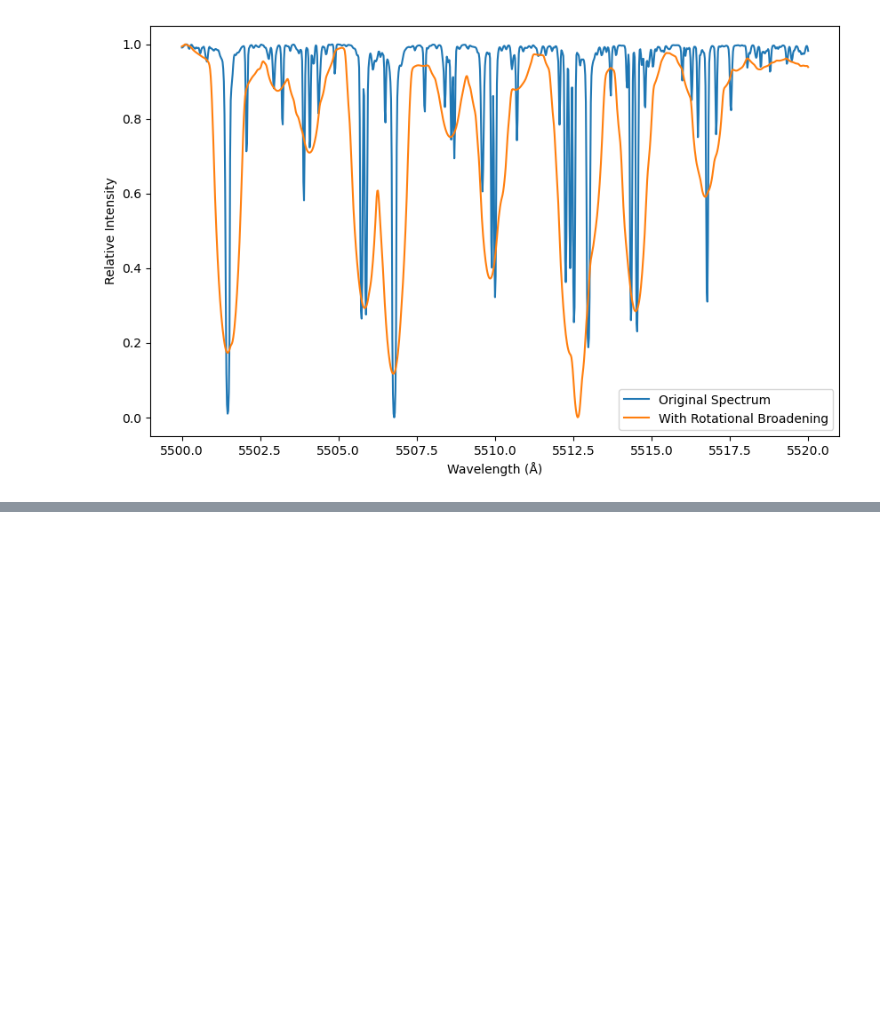
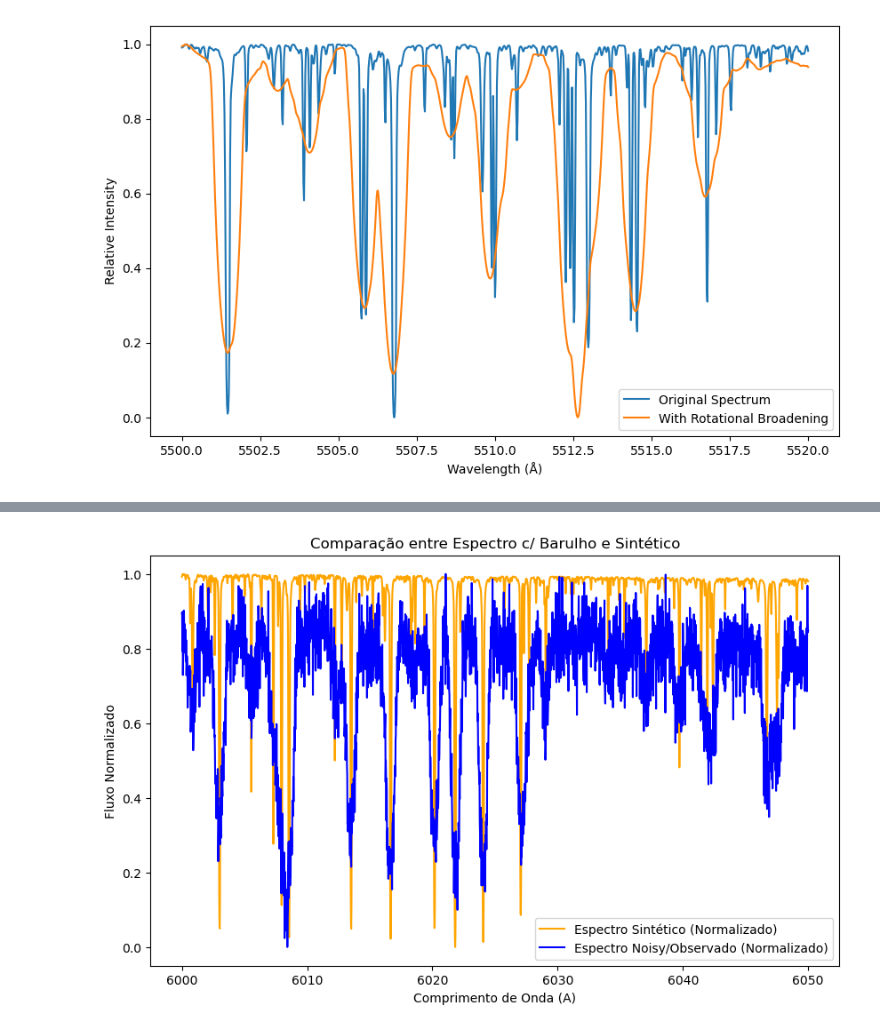
Before and after one commit to rodribro/Computational_Astronomy, a Jupyter notebook: classes/06_instr_and_rot_spectra.ipynb, the cells around one changed output, grey strips where cells are left out. Drawn from its saved outputs; the diff is of its cells as text; code cells hidden in the pictures; blank space fills up the shorter version.

Commit message:
SNR ratio applied to synthetic spectrum

```diff
--- a/classes/06_instr_and_rot_spectra.ipynb
+++ b/classes/06_instr_and_rot_spectra.ipynb
@@ -239,7 +239,7 @@ def G(wavelength, epsilon, vsinI):
     c=299792458.0 #m/s
 
     #Fatores eq
-    central_wavelength = np.mean([wavelength.min(), wavelength.max()])
+    central_wavelength = np.mean([min(wavelength), max(wavelength)])
     delta_lambda_m = (central_wavelength * vsinI) / c
 
     # Step para intervalo
@@ -334,17 +334,15 @@ def plot_spectra(lambda_min, lambda_max, flux_1, flux_2, wavelength, flux_1_name
     plt.show()
 # %%
 # Simulate synthetic spectrum
-def simulate_spectrum(wavelength, resolution, vsinI, SNR, epsilon=0.6, c=c):
+def simulate_noisy_spectrum(wavelength, flux, resolution, vsinI, SNR, epsilon=0.6):
 
-    flux = np.ones_like(wavelength)
-    flux[2000:2020] -= 0.5  # Add an absorption line for demonstration
 
     # Apply rotational broadening
-    G_profile = G(c, vsinI, wavelength, epsilon)
+    xx, G_profile = G(wavelength, epsilon, vsinI)
     flux_rotated = convolve(flux, G_profile, mode='same')
 
     # Apply instrumental broadening
-    gaussian_kernel = P(wavelength, resolution)
+    xx, gaussian_kernel = P(wavelength, resolution)
     flux_broadened = convolve(flux_rotated, gaussian_kernel, mode='same')
 
     # Add noise to achieve the desired SNR
@@ -356,0 +360,33 @@ def simulate_spectrum(wavelength, resolution, vsinI, SNR, epsilon=0.6, c=c):
+# %%
+lambdas, flux_noise, flux_convolved = simulate_noisy_spectrum(wavelength_synth, flux_synth, 30000, 20000, 50, epsilon=0.6)
+# %%
+lambda_min = 6000  # Limite inferior do intervalo de comprimento de onda
+lambda_max = 6050  # Limite superior do intervalo de comprimento de onda
+
+mask_real = (lambdas >= lambda_min) & (lambdas <= lambda_max)
+wavelength_real_filtered = lambdas[mask_real]
+
+# Filter noisy spectrum (considered the observed spectrum)
+noisy_flux_filtered = flux_noise[mask_real]
+
+# Filter synthetic (original) flux
+flux_synth_filtered = flux_synth[mask_real]
+
+# Normalize the flux values to the range [0, 1]
+normalized_noisy_flux = (noisy_flux_filtered - noisy_flux_filtered.min()) / (noisy_flux_filtered.max() - noisy_flux_filtered.min())
+normalized_synth_flux = (flux_synth_filtered - flux_synth_filtered.min()) / (flux_synth_filtered.max() - flux_synth_filtered.min())
+
+
+plt.figure(figsize=(10, 6))
+plt.plot(wavelength_real_filtered, normalized_synth_flux, label="Espectro Sintético (Normalizado)", color="orange")
+plt.plot(wavelength_real_filtered, normalized_noisy_flux, label="Espectro Noisy/Observado (Normalizado)", color="blue")
+
+
+# Personalizar o gráfico
+plt.xlabel("Comprimento de Onda (A)")
+plt.ylabel("Fluxo Normalizado")
+plt.title("Comparação entre Espectro c/ Barulho e Sintético")
+plt.legend()
+plt.show()
+# %% [output]
+[figure, added]
```
Also changed, not shown: parts of 1 cell of this notebook.
